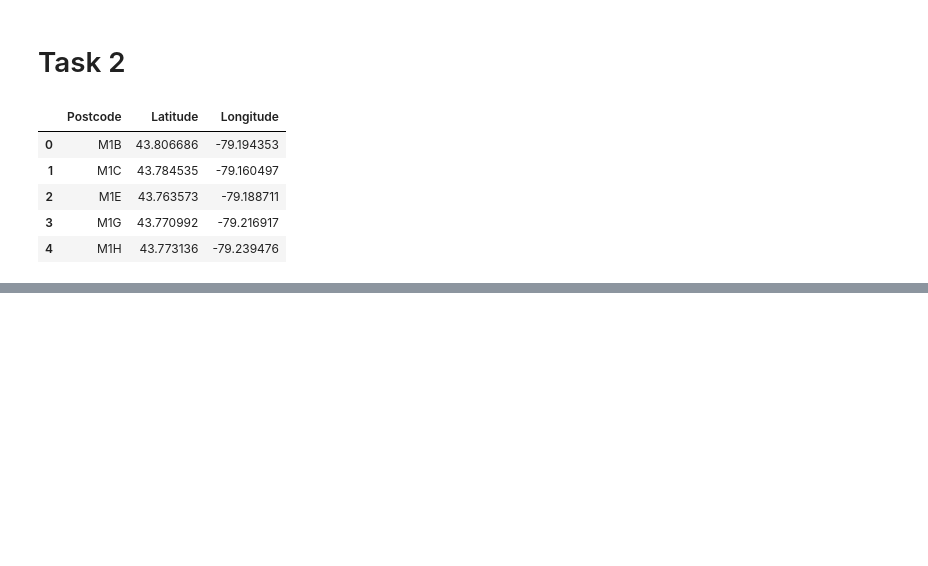
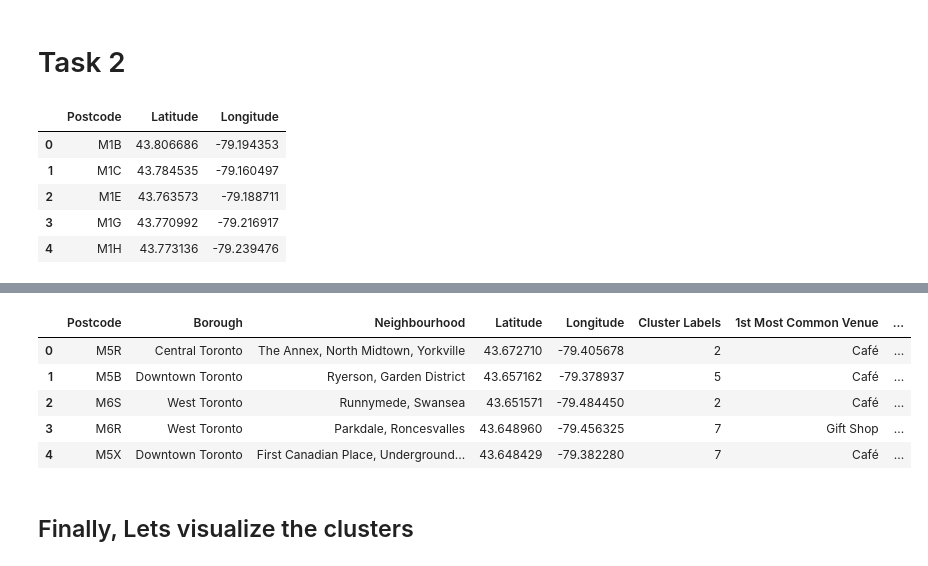
Before and after one commit to natarajc/Coursera_Capstone, a Jupyter notebook: Coursera_Capstone_Week3 Project.ipynb, the cells around one changed output, grey strips where cells are left out. Saved outputs shown, nothing was run; the diff lists cells and outputs as text; code cells hidden in the pictures; blank space fills up the shorter version.

```diff
--- a/Coursera_Capstone_Week3 Project.ipynb
+++ b/Coursera_Capstone_Week3 Project.ipynb
@@ -111,0 +474,21 @@ df.tail(10)
+# %%
+num_top_venues = 10
+
+indicators = ['st', 'nd', 'rd']
+
+# create columns according to number of top venues
+columns = ['Neighbourhood']
+for ind in np.arange(num_top_venues):
+    try:
+        columns.append('{}{} Most Common Venue'.format(ind+1, indicators[ind]))
+    except:
+        columns.append('{}th Most Common Venue'.format(ind+1))
+
+# create a new dataframe
+neighborhoods_venues_sorted = pd.DataFrame(columns=columns)
+neighborhoods_venues_sorted['Neighbourhood'] = toronto_grouped['Neighbourhood']
+
+for ind in np.arange(toronto_grouped.shape[0]):
+    neighborhoods_venues_sorted.iloc[ind, 1:] = return_most_common_venues(toronto_grouped.iloc[ind, :], num_top_venues)
+
+neighborhoods_venues_sorted.shape
@@ -111,0 +501,11 @@ df.tail(10)
+# %%
+# set number of clusters
+kclusters = 10
+
+toronto_grouped_clustering = toronto_grouped.drop('Neighbourhood', 1)
+# run k-means clustering
+kmeans = KMeans(n_clusters=kclusters, random_state=1).fit(toronto_grouped_clustering)
+
+# check cluster labels generated for each row in the dataframe
+print(kmeans.labels_[0:10])
+print(len(kmeans.labels_))
@@ -111,0 +524,19 @@ df.tail(10)
+# %%
+toronto_merged = toronto_neighborhoods
+
+# add clustering labels
+toronto_merged['Cluster Labels'] = kmeans.labels_
+
+# merge toronto_grouped with toronto_data to add latitude/longitude for each neighborhood
+toronto_merged = toronto_merged.join(neighborhoods_venues_sorted.set_index('Neighbourhood'), on='Neighbourhood')
+
+toronto_merged.head() # check the last columns!
+# %% [output]
+|  | Postcode | Borough | Neighbourhood | Latitude | Longitude | Cluster Labels | 1st Most Common Venue | ... |
+| 0 | M5R | Central Toronto | The Annex, North Midtown, Yorkville | 43.672710 | -79.405678 | 2 | Café | ... |
+| 1 | M5B | Downtown Toronto | Ryerson, Garden District | 43.657162 | -79.378937 | 5 | Café | ... |
+| 2 | M6S | West Toronto | Runnymede, Swansea | 43.651571 | -79.484450 | 2 | Café | ... |
+| 3 | M6R | West Toronto | Parkdale, Roncesvalles | 43.648960 | -79.456325 | 7 | Gift Shop | ... |
+| 4 | M5X | Downtown Toronto | First Canadian Place, Underground... | 43.648429 | -79.382280 | 7 | Café | ... |
+# %% [markdown]
+## Finally, Lets visualize the clusters
```
Also changed, not shown: parts of 46 cells of this notebook.
